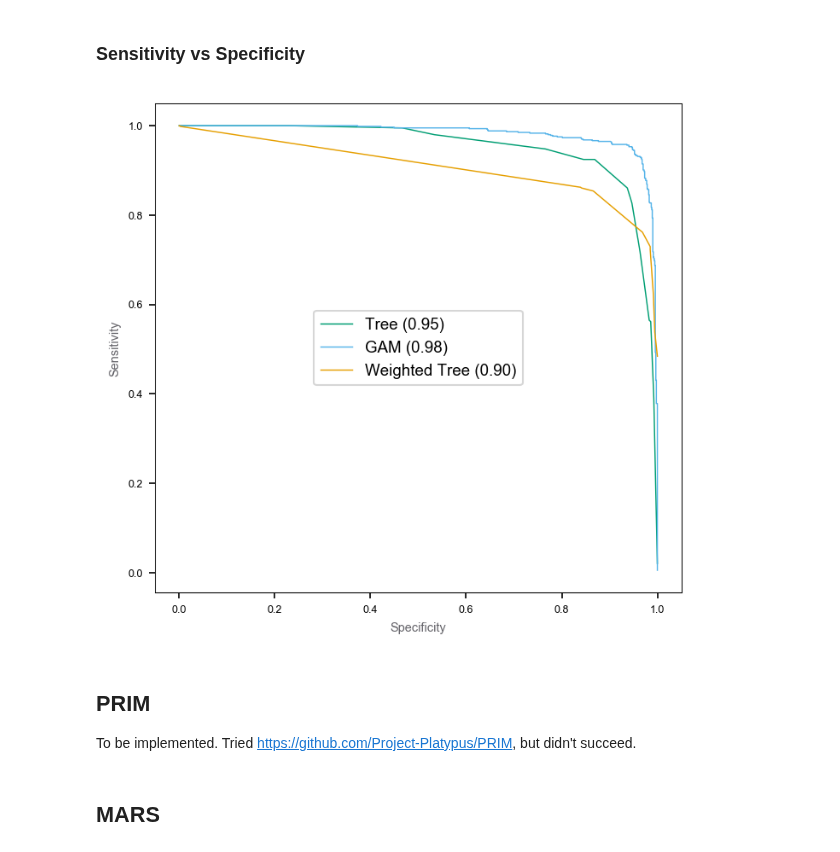
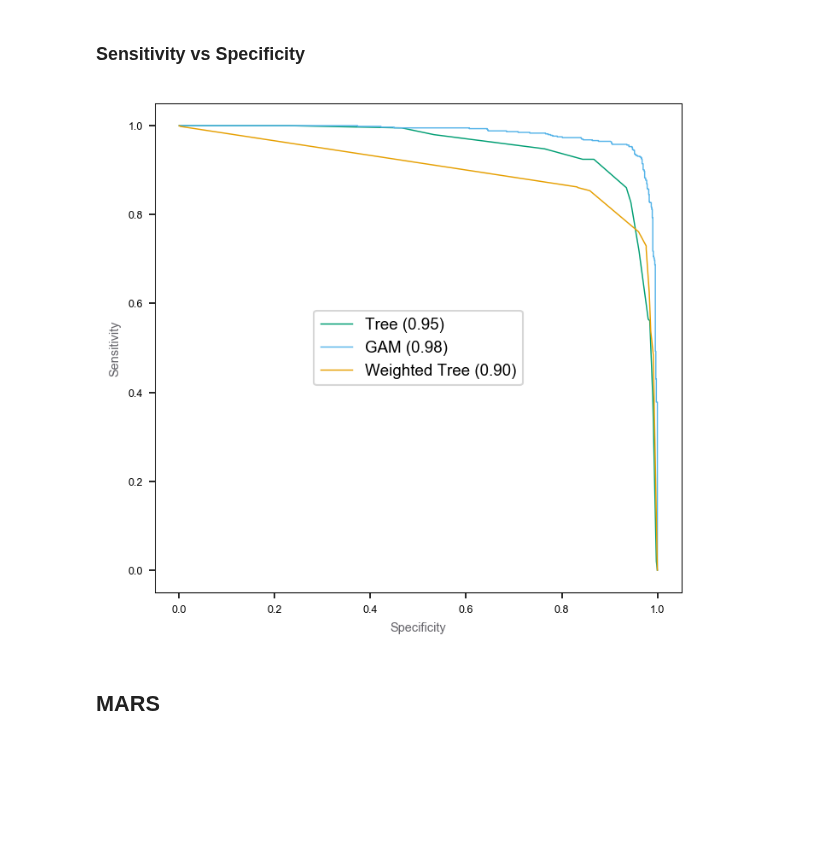
Before and after one commit to empathy87/The-Elements-of-Statistical-Learning-Python-Notebooks, a Jupyter notebook: examples/Spam.ipynb, the cells around one changed output. Saved outputs shown, nothing was run; the diff lists cells and outputs as text; code cells hidden in the pictures; blank space fills up the shorter version.

Commit message:
1 standard error rule model + refactoring

```diff
--- a/examples/Spam.ipynb
+++ b/examples/Spam.ipynb
@@ -314,13 +403,10 @@ _ = ax.set_ylim(-0.02, 0.47)
 # %% [markdown]
 ### Decision Tree Model Confussion Matrix
 # %%
-# NOTE: you can get better result with criterin='gini'
-# NOTE: even though the best max_leaf_nodes is 26, we'll use 17
-#       to be consistent with the book
-tree_clf = tree.DecisionTreeClassifier(max_leaf_nodes=17, criterion='entropy')
-tree_clf.fit(X_train, y_train)
-y_test_hat = tree_clf.predict(X_test)
-tr_error_rate = 1-accuracy_score(y_test, y_test_hat)
+# even though the best max_leaf_nodes is 26, we'll use 17 as in the book
+tree_based_clf.refit(X_train, y_train, 9)
+y_test_hat = tree_based_clf.predict(X_test)
+tree_error_rate = tree_based_clf.assess(X_test, y_test)[0]
 
 # PAGE 313. TABLE 9.3. Spam data: confusion rates for the 17-node tree (chosen
 #           by cross–validation) on the test data. Overall error rate is 9.3%
@@ -331,7 +417,7 @@ print(f'True   | email     spam ')
 print(f'------------------------')
 print(f'email  | {cm[0,0]:.1f}%     {cm[0,1]:.1f}%')
 print(f'spam   |  {cm[1,0]:.1f}%    {cm[1,1]:.1f}%')
-print(f'\nDecision Tree Test Error Rate: {tr_error_rate*100:.1f}%')
+print(f'\nDecision Tree Test Error Rate: {tree_error_rate*100:.1f}%')
 # %% [output]
        |     Predicted
        |----------------
@@ -356,7 +442,8 @@ from IPython.display import Image, display
 os.environ["PATH"] += os.pathsep + 'C:/Program Files (x86)/Graphviz2.38/bin/'
 # NOTE: We display misclassification rates on train data instead
 dot_data = tree.export_graphviz(
-    tree_clf, feature_names=features, out_file=None, filled=True, rounded=True)
+    tree_based_clf.model_, feature_names=features,
+    out_file=None, filled=True, rounded=True)
 graph = pydotplus.graph_from_dot_data(dot_data)
 colors = ('turquoise', 'orange')
 edges = collections.defaultdict(list)
@@ -377,11 +464,9 @@ from sklearn.metrics import roc_auc_score
 from sklearn.metrics.ranking import _binary_clf_curve
-# %%
-# sklearn doesn't have specificity vs sensitivity curve, let's implement it
-def spec_sens_curve(y_true, probas_pred):
-    fps, tps, thresholds = _binary_clf_curve(y_true, probas_pred)
-    tns, fns = fps[-1] - fps, tps[-1] - tps
-    sensitivity, specificity = tps / tps[-1], tns / tns[0]
-    return specificity, sensitivity
+# %%
+def spec_sens_curve(y_true, probas_pred):
+    fpr, tpr, _ = roc_curve(y_true, probas_pred)
+    # specificity equals to 1 - false positive rate
+    return 1 - fpr, tpr
 # %%
 # PAGE 317. Rather than just modifying the Bayes rule in the nodes, it is
 #           better to take full account of the unequal losses in growing the
@@ -397,37 +482,34 @@ wtree_clf = tree.DecisionTreeClassifier(
 # %%
 # PAGE 316. FIGURE 9.6. ROC curves for the classification rules fit to the spam
 #           data. Curves that are closer to the northeast corner represent
 #           better classifiers. In this case the GAM classifier dominates the
 #           trees. The weighted tree achieves better sensitivity for higher
 #           specificity than the unweighted tree. The numbers in the legend
 #           represent the area under the curve.
 gam_proba = gam_clf.predict_proba(X_test_log)
-tree_proba = tree_clf.predict_proba(X_test)[:, 1]
+tree_proba = tree_based_clf.model_.predict_proba(X_test)[:, 1]
 wtree_proba = wtree_clf.predict_proba(X_test)[:, 1]
-gam_specificity, gam_sensitivity = spec_sens_curve(y_test, gam_proba)
-tree_specificity, tree_sensitivity = spec_sens_curve(y_test, tree_proba)
-wtree_specificity, wtree_sensitivity = spec_sens_curve(y_test, wtree_proba)
+gam_specificity, gam_sensitivity, = spec_sens_curve(y_test, gam_proba)
+tree_specificity, tree_sensitivity, = spec_sens_curve(y_test, tree_proba)
+wtree_specificity, wtree_sensitivity, = spec_sens_curve(y_test, wtree_proba)
 gam_auc = roc_auc_score(y_test, gam_proba)
 tree_auc = roc_auc_score(y_test, tree_proba)
 wtree_auc = roc_auc_score(y_test, wtree_proba)
 
 fig, ax = plt.subplots(figsize=(5.3, 5.06), dpi=150)
 ax.plot(tree_specificity, tree_sensitivity, color='#009E73', linewidth=0.7,
         label=f'Tree ({tree_auc:.2f})')
 ax.plot(gam_specificity, gam_sensitivity, color='#56B4E9', linewidth=0.7,
         label=f'GAM ({gam_auc:.2f})')
 ax.plot(wtree_specificity, wtree_sensitivity, color='#E69F00', linewidth=0.7,
         label=f'Weighted Tree ({wtree_auc:.2f})')
 for i in ax.get_yticklabels() + ax.get_xticklabels():
     i.set_fontsize(6)
 ax.set_xlabel('Specificity', color=GRAY4, fontsize=7)
 ax.set_ylabel('Sensitivity', color=GRAY4, fontsize=7)
 _ = ax.legend(loc='center', prop={'size': 9})
 # %% [output]
-[figure, old version]
+[figure, new version]
-# %% [markdown]
-## PRIM
-To be implemented. Tried https://github.com/Project-Platypus/PRIM, but didn't succeed.
 # %% [markdown]
 ## MARS
 # %%
```
Also changed, not shown: parts of 18 cells of this notebook, 2 other files.
